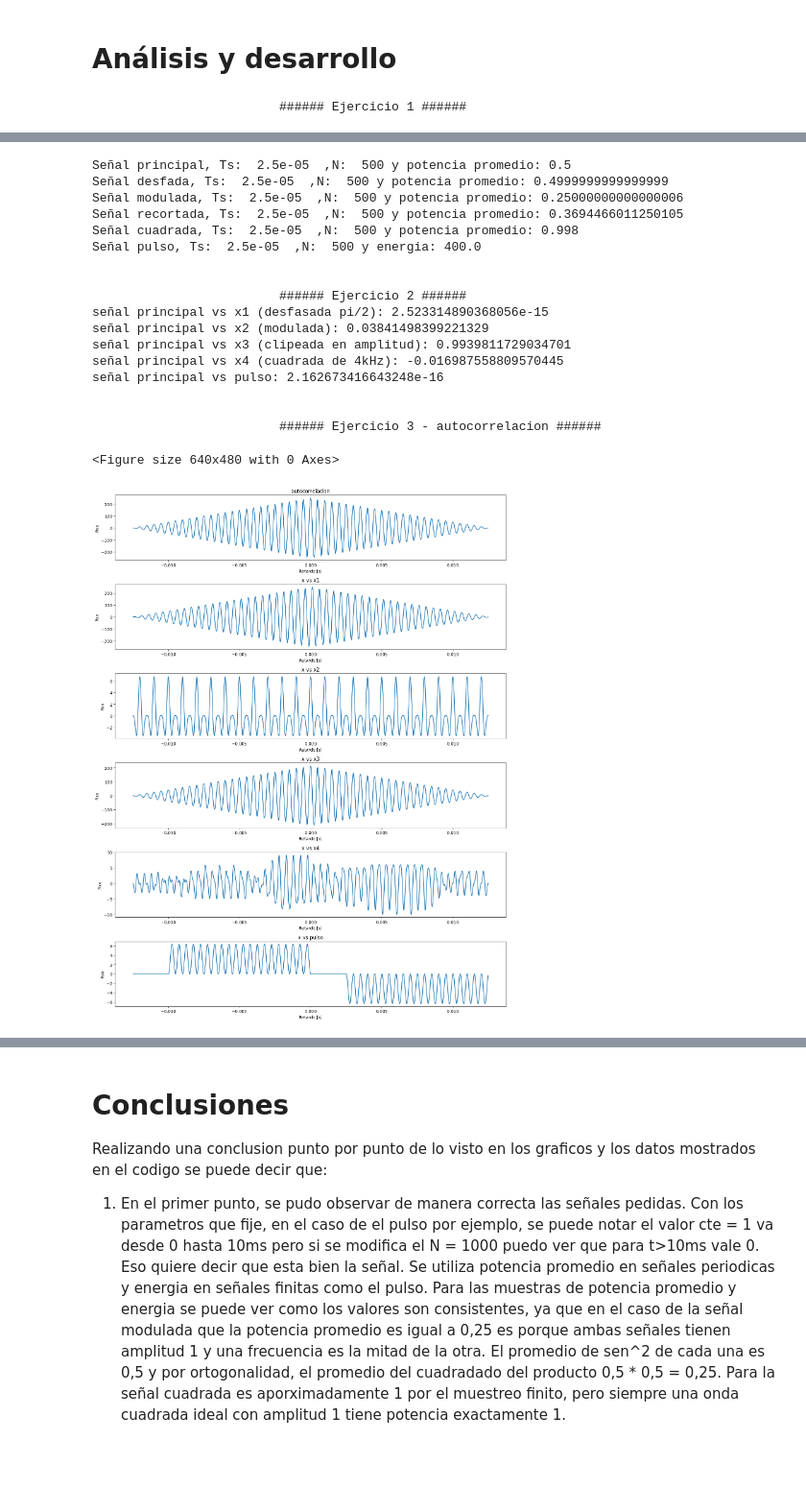
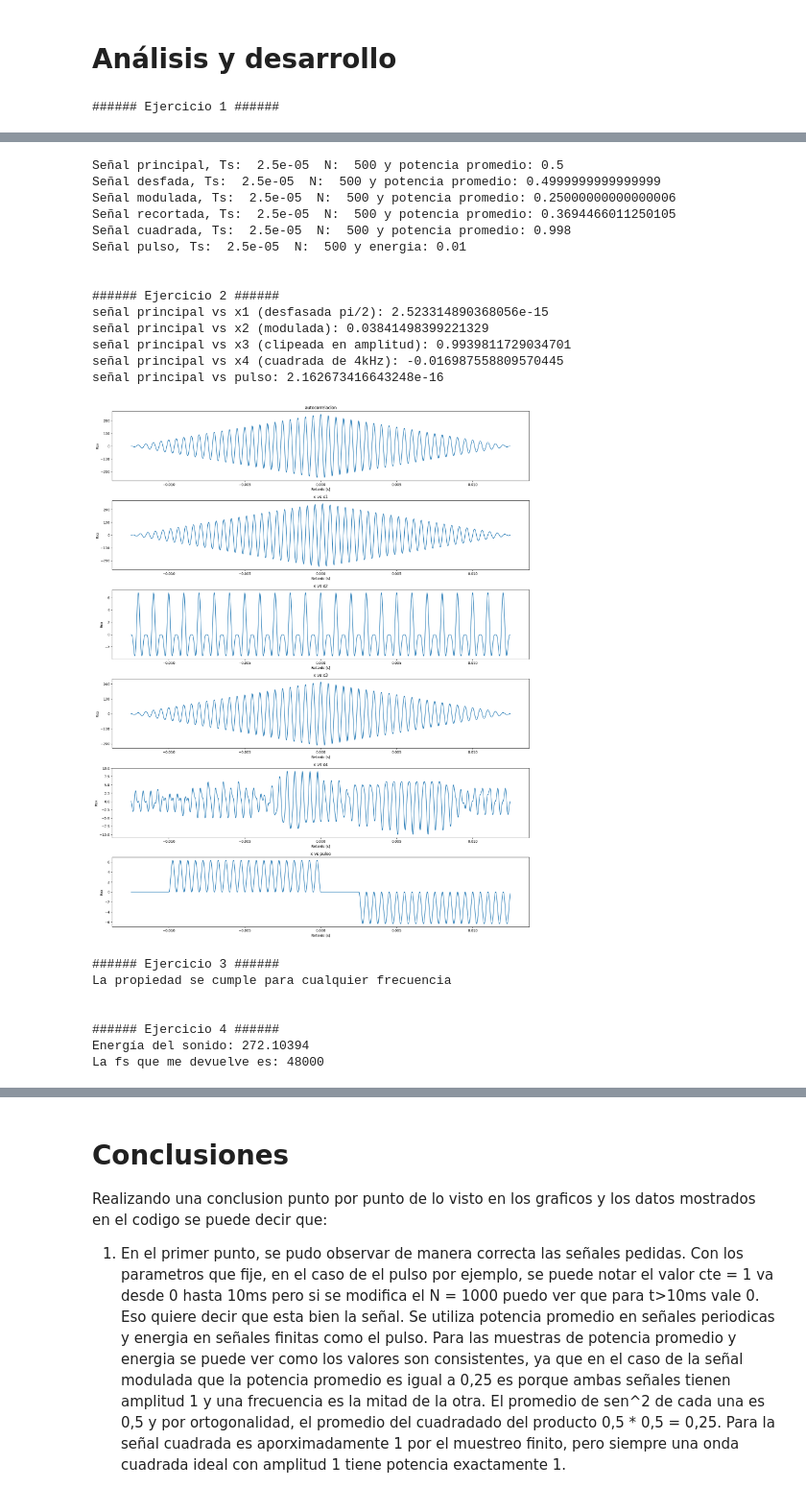
Before and after one commit to joacopillo08/TS_GL_WS, a Jupyter notebook: TS1.ipynb, the cells around one changed output, grey strips where cells are left out. Shown at 96% size. Drawn from its saved outputs; the diff is of its cells as text; code cells hidden in the pictures; blank space fills up the shorter version.

Commit message:
ultimo cambio para la ts1

```diff
--- a/TS1.ipynb
+++ b/TS1.ipynb
@@ -20,6 +20,7 @@ Como actividad bonus, se proceso la señal y la energia de un archivo de audio e
 # %% [markdown]
 # Análisis y desarrollo
 # %%
+# -*- coding: utf-8 -*-
 """
 Created on Wed Aug 20 14:36:27 2025
 
@@ -38,14 +39,15 @@ from scipy.io import wavfile
 # Una señal cuadrada de 4kHz.
 # Un pulso rectangular de 10ms.
 # En cada caso indique tiempo entre muestras, número de muestras y potencia.
-print(" \t\t\t ###### Ejercicio 1 ######")
+print("###### Ejercicio 1 ######")
 
 fs = 40000
 N = 500
 f = 2000
+Ts = 1/fs
+tt = np.arange(N) * Ts           # vector de tiempo
 
 deltaF = fs/N
-Ts = 1/fs
 def mi_funcion_sen(vmax, dc, f, fase, N, fs):
     Ts = 1/fs
     tt = np.arange(N) * Ts           # vector de tiempo
@@ -74,15 +76,14 @@ x4 = np.sign(np.sin(2 * np.pi * 2*f * tt)) ##esta es haciendolo con numpy y vien
 # como mi N lo tengo fijo en 500. voy a tener 300 muestras que estan en 0. Si yo aumento N por ejemplo, siempre voy a tener fijas 200muestras que valen 1 y las N-200=0.
 #Si yo cambio fs, me cambia el Npulso entonces ahi ya se modifican las muestras que valen 1.
 T_pulso = 0.01    # 10 ms
-N_pulso = int(T_pulso * fs)
-
+N_pulso = int(round(T_pulso * fs))
 pulso = np.zeros(N)
 pulso[:N_pulso] = 1  # primeras 200 muestras valen 1
 
 ## aca empiezan los graficos.
 plt.figure(figsize=(10,12))
 
-plt.figure(1)
+##plt.figure(1)
 plt.subplot(6,1,1)
 plt.plot(tt, xx)
 plt.xlabel("Tiempo [s]")
@@ -134,14 +135,14 @@ potencia_x1 = np.mean(x1**2)
 potencia_x2 = np.mean(x2**2)
 potencia_x3 = np.mean(x3**2)
 potencia_x4 = np.mean(x4**2)
-energia_pulso = np.sum(pulso**2) #aca uso energia porque, Señales no periódicas o de duración finita.
+energia_pulso = np.sum(pulso**2) * Ts #aca uso energia porque, Señales no periódicas o de duración finita. energía en unidades tiempo·amplitud^2
 #aca imprimo esto que piden: En cada caso indique tiempo entre muestras, número de muestras y potencia o energía según corresponda.
-print("Señal principal, Ts: ",Ts, " ,N: ", N, "y potencia promedio:", potencia_xx)
-print("Señal desfada, Ts: ",Ts, " ,N: ", N, "y potencia promedio:", potencia_x1)
-print("Señal modulada, Ts: ",Ts, " ,N: ", N, "y potencia promedio:", potencia_x2)
-print("Señal recortada, Ts: ",Ts, " ,N: ", N, "y potencia promedio:", potencia_x3)
-print("Señal cuadrada, Ts: ",Ts, " ,N: ", N, "y potencia promedio:", potencia_x4)
-print("Señal pulso, Ts: ",Ts, " ,N: ", N, "y energia:", energia_pulso)
+print("Señal principal, Ts: ",Ts, " N: ", N, "y potencia promedio:", potencia_xx)
+print("Señal desfada, Ts: ",Ts, " N: ", N, "y potencia promedio:", potencia_x1)
+print("Señal modulada, Ts: ",Ts, " N: ", N, "y potencia promedio:", potencia_x2)
+print("Señal recortada, Ts: ",Ts, " N: ", N, "y potencia promedio:", potencia_x3)
+print("Señal cuadrada, Ts: ",Ts, " N: ", N, "y potencia promedio:", potencia_x4)
+print("Señal pulso, Ts: ",Ts, " N: ", N, "y energia:", energia_pulso)
 print("\n")
 
 
@@ -153,7 +154,7 @@ def fun_ortogonalidad(x, y):
     denominador = np.sqrt(np.sum(x**2)) * np.sqrt(np.sum(y**2)) # aca normalizo cada señal
     return numerador/denominador
 
-print(" \t\t\t ###### Ejercicio 2 ######")
+print("###### Ejercicio 2 ######")
 
 print("señal principal vs x1 (desfasada pi/2):", fun_ortogonalidad(xx, x1))
 print("señal principal vs x2 (modulada):", fun_ortogonalidad(xx, x2))
@@ -163,7 +164,6 @@ print("señal principal vs pulso:", fun_ortogonalidad(xx, pulso))
 print("\n")
 
 #3)  3) Graficar la autocorrelación de la primera señal y la correlación entre ésta y las demás.
-print(" \t\t\t ###### Ejercicio 3 - autocorrelacion ######")
 
 Rxx = np.correlate(xx, xx, mode="full")
 Rx1 = np.correlate(xx, x1, mode="full")
@@ -175,8 +175,9 @@ Rxpulso = np.correlate(xx, pulso, mode="full")
 lags = np.arange(-N+1, N)         # retardos en muestras
 lags_time = lags * Ts
 
-plt.figure(2)
-plt.figure(figsize=(14,18))
+##plt.figure(2)
+plt.figure(figsize=(18,22))
+
 plt.subplot(6,1,1)
 plt.plot(lags_time, Rxx)
 plt.title("autocorrelacion")
@@ -222,27 +223,23 @@ plt.ylabel("Rxx")
 plt.tight_layout()  # ajusta los títulos y ejes
 plt.show()
 
-
 #3 Igualdad
-print(" \t\t\t ###### Ejercicio 3  - igualdad ######")
+print("###### Ejercicio 3 ######")
 
 w = 2 * np.pi * f
 igualdad = 2*np.sin(w*tt)*np.sin(w*tt/2)-np.cos(w*tt/2)+np.cos(w*tt*3/2)
+
 if np.allclose(igualdad, 0, atol=1e-12):
     print("La propiedad se cumple para cualquier frecuencia")
-    print("La igualdad para cualquier f da:", np.sum(igualdad))
-    print("Se pude ver que es un numero muy cercano a 0 y la propiedad se cumple")
-
 else:
     print("No se cumple la propiedad")
-    print(igualdad)
 
 
-## 4)
-## 4)
+
+## 4) Bonus
 print("\n")
 
-print(" \t\t\t ###### Ejercicio 4 ######")
+print("###### Ejercicio 4 ######")
 
 fs, data = wavfile.read("lacucaracha.wav")
 
@@ -258,7 +255,7 @@ tt_wav = np.arange(N_wav) / fs ##Esto lo hago para el tiempo, Cuando divido por
 
 
 # Graficar señal del wav
-plt.figure(5)
+plt.figure()
 plt.plot(tt_wav, data)
 plt.xlabel("Tiempo [s]")
 plt.ylabel("Amplitud")
@@ -269,20 +266,23 @@ plt.show()
 [figure]
-Señal principal, Ts:  2.5e-05  ,N:  500 y potencia promedio: 0.5
-Señal desfada, Ts:  2.5e-05  ,N:  500 y potencia promedio: 0.4999999999999999
-Señal modulada, Ts:  2.5e-05  ,N:  500 y potencia promedio: 0.25000000000000006
-Señal recortada, Ts:  2.5e-05  ,N:  500 y potencia promedio: 0.3694466011250105
-Señal cuadrada, Ts:  2.5e-05  ,N:  500 y potencia promedio: 0.998
-Señal pulso, Ts:  2.5e-05  ,N:  500 y energia: 400.0
+Señal principal, Ts:  2.5e-05  N:  500 y potencia promedio: 0.5
+Señal desfada, Ts:  2.5e-05  N:  500 y potencia promedio: 0.4999999999999999
+Señal modulada, Ts:  2.5e-05  N:  500 y potencia promedio: 0.25000000000000006
+Señal recortada, Ts:  2.5e-05  N:  500 y potencia promedio: 0.3694466011250105
+Señal cuadrada, Ts:  2.5e-05  N:  500 y potencia promedio: 0.998
+Señal pulso, Ts:  2.5e-05  N:  500 y energia: 0.01
 
 
-                         ###### Ejercicio 2 ######
+###### Ejercicio 2 ######
 señal principal vs x1 (desfasada pi/2): 2.523314890368056e-15
 señal principal vs x2 (modulada): 0.03841498399221329
 señal principal vs x3 (clipeada en amplitud): 0.9939811729034701
 señal principal vs x4 (cuadrada de 4kHz): -0.016987558809570445
 señal principal vs pulso: 2.162673416643248e-16
-
-
-                         ###### Ejercicio 3 - autocorrelacion ######
+[figure, new version]
-<Figure size 640x480 with 0 Axes>
+###### Ejercicio 3 ######
+La propiedad se cumple para cualquier frecuencia
+
+
+###### Ejercicio 4 ######
+Energía del sonido: 272.10394
+La fs que me devuelve es: 48000
-[figure, old version]
```
Also changed, not shown: parts of 1 cell of this notebook, 1 other file.
